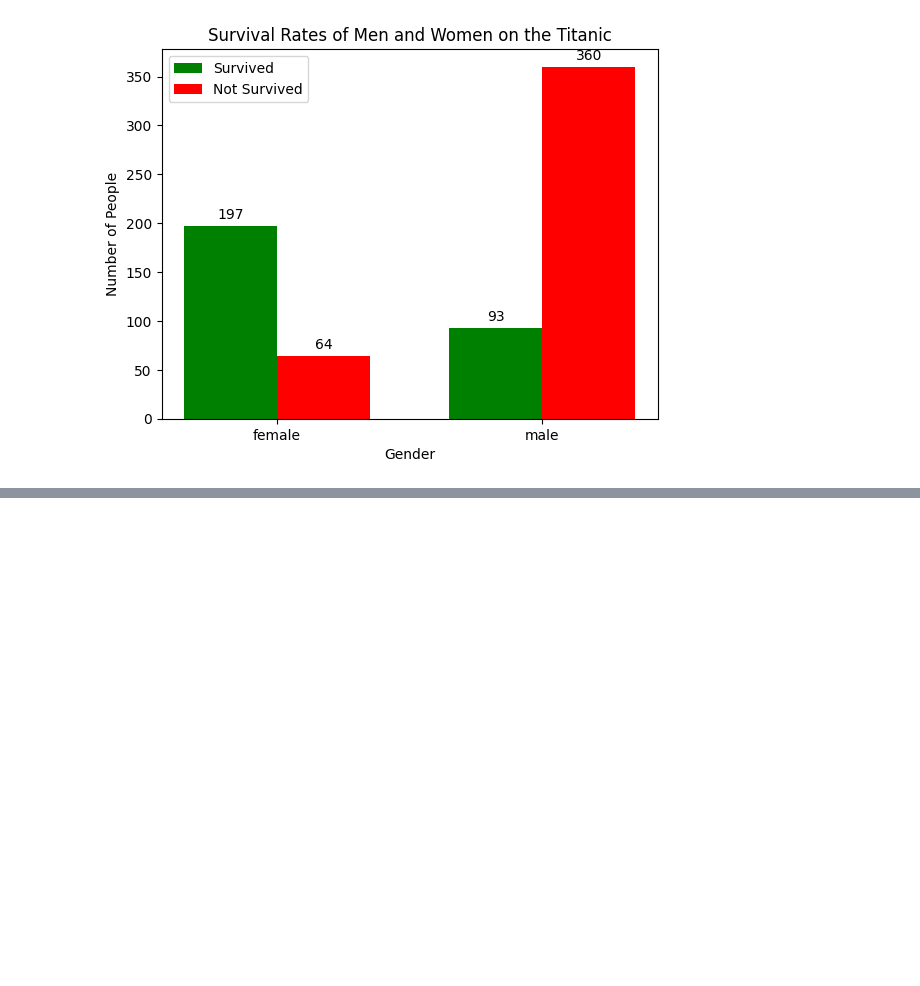
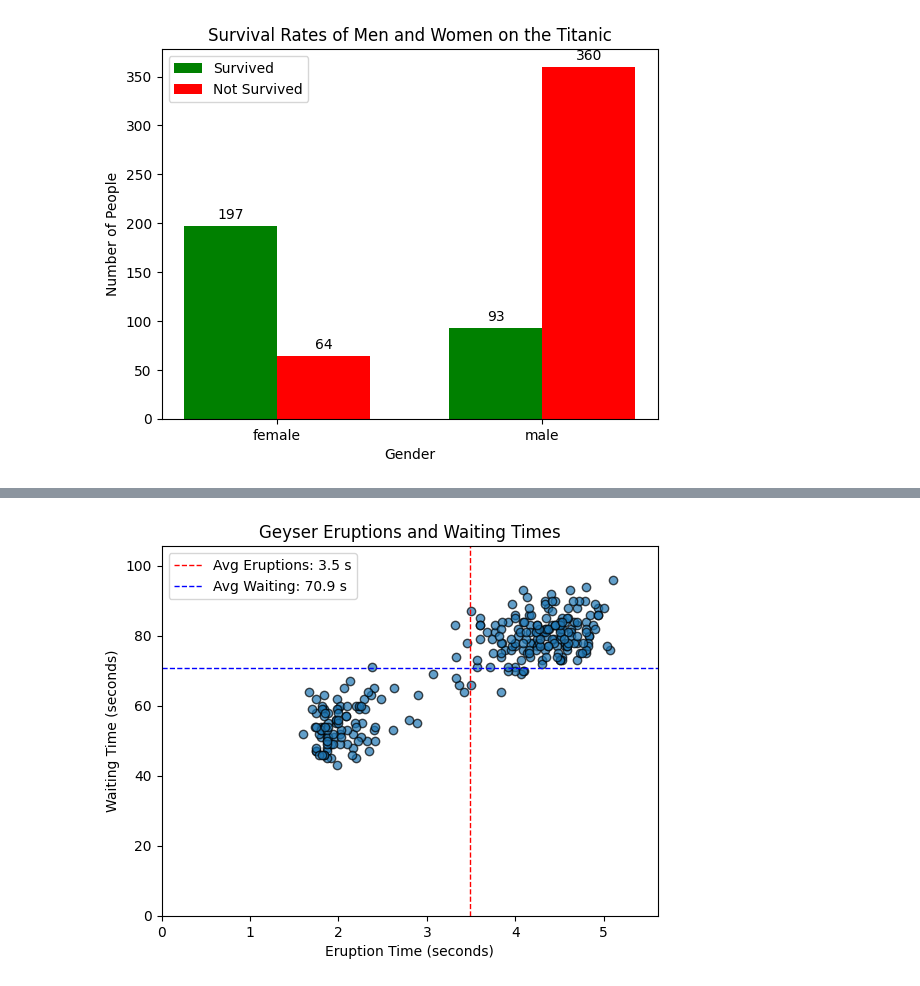
Before and after one commit to mikulskibartosz/sages_praca_z_danymi, a Jupyter notebook: Praca_z_danymi_w_Pythonie.ipynb, the cells around one changed output, grey strips where cells are left out. Drawn from its saved outputs; the diff is of its cells as text; code cells hidden in the pictures; blank space fills up the shorter version.

```diff
--- a/Praca_z_danymi_w_Pythonie.ipynb
+++ b/Praca_z_danymi_w_Pythonie.ipynb
@@ -788,0 +882,22 @@ plt.show()
+# %%
+avg_eruptions = geyser['eruptions'].mean()
+avg_waiting = geyser['waiting'].mean()
+
+plt.scatter(geyser['eruptions'], geyser['waiting'], alpha=0.7, edgecolors='black')
+
+plt.axvline(x=avg_eruptions, color='red', linestyle='dashed', linewidth=1, label=f'Avg Eruptions: {round(avg_eruptions, 1)} s')
+plt.axhline(y=avg_waiting, color='blue', linestyle='dashed', linewidth=1, label=f'Avg Waiting: {round(avg_waiting, 1)} s')
+
+max_eruptions = geyser['eruptions'].max()
+max_waiting = geyser['waiting'].max()
+plt.xlim(0, max_eruptions * 1.1)
+plt.ylim(0, max_waiting * 1.1)
+
+plt.xlabel('Eruption Time (seconds)')
+plt.ylabel('Waiting Time (seconds)')
+plt.title('Geyser Eruptions and Waiting Times')
+plt.legend()
+
+plt.show()
+# %% [output]
+[figure, added]
```
Also changed, not shown: parts of 20 cells of this notebook.
